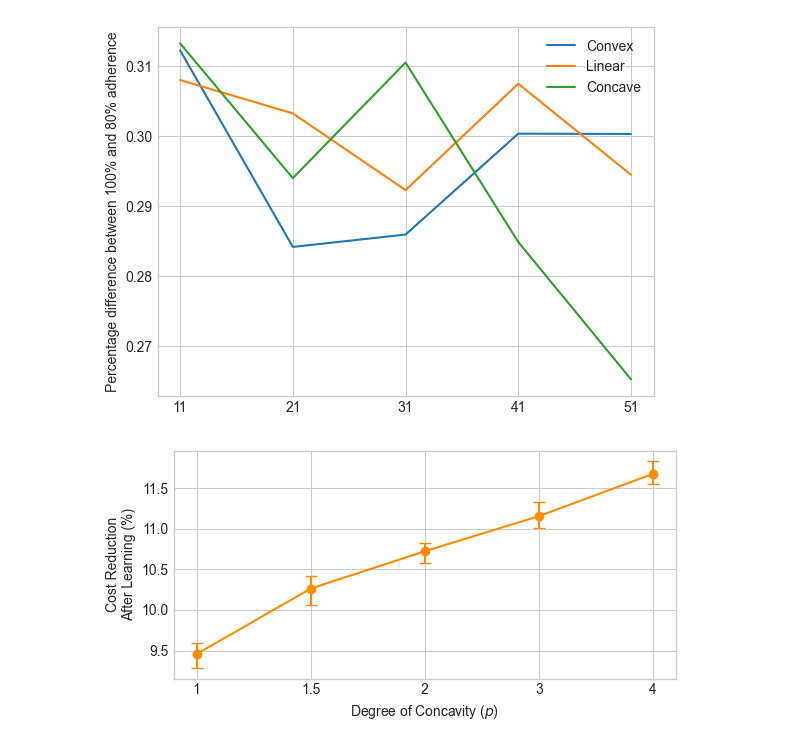
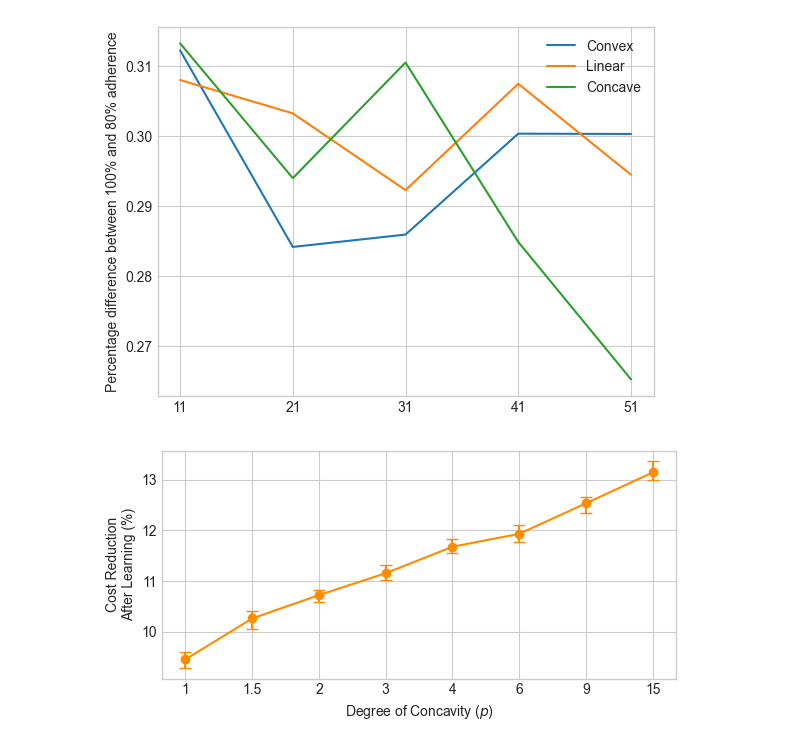
Before and after one commit to geraintpalmer/bed_moves_policy, a Jupyter notebook: src/experiments/annealing_experiments/analysis.ipynb, the cells around one changed output. Cells and saved outputs as stored; diff of their text form; code cells hidden in the pictures.

```diff
--- a/src/experiments/annealing_experiments/analysis.ipynb
+++ b/src/experiments/annealing_experiments/analysis.ipynb
@@ -174,7 +174,10 @@ p32 = pd.read_csv('p32/results/evaluation.csv')
 p2 = pd.read_csv('p2/results/evaluation.csv')
 p3 = pd.read_csv('p3/results/evaluation.csv')
 p4 = pd.read_csv('p4/results/evaluation.csv')
-ps = [p1, p32, p2, p3, p4]
+p6 = pd.read_csv('p6/results/evaluation.csv')
+p9 = pd.read_csv('p9/results/evaluation.csv')
+p15 = pd.read_csv('p15/results/evaluation.csv')
+ps = [p1, p32, p2, p3, p4, p6, p9, p15]
 # %%
 yerrs_ps = [[], []]
 medians_ps = []
@@ -185,13 +188,13 @@ for z in ps:
     yerrs_ps[1].append(cih)
 # %%
 fig, ax = plt.subplots(1, figsize=(6, 3))
-ax.errorbar([1, 2, 3, 4, 5], medians_ps, yerr=yerrs_ps, fmt="-o", capsize=4, c='darkorange')
-ax.set_xticks([1, 2, 3, 4, 5])
-ax.set_xticklabels([1, 1.5, 2, 3, 4])
+ax.errorbar([1, 2, 3, 4, 5, 6, 7, 8], medians_ps, yerr=yerrs_ps, fmt="-o", capsize=4, c='darkorange')
+ax.set_xticks([1, 2, 3, 4, 5, 6, 7, 8])
+ax.set_xticklabels([1, 1.5, 2, 3, 4, 6, 9, 15])
 ax.set_ylabel("Cost Reduction\nAfter Learning (%)")
 ax.set_xlabel(r"Degree of Concavity ($p$)")
 plt.tight_layout()
 # fig.savefig("../../../plt/annealing_experiment.pdf")
 plt.show()
 # %% [output]
-[figure, old version]
+[figure, new version]
```
Also changed, not shown: parts of 1 cell of this notebook, 10 other files.
